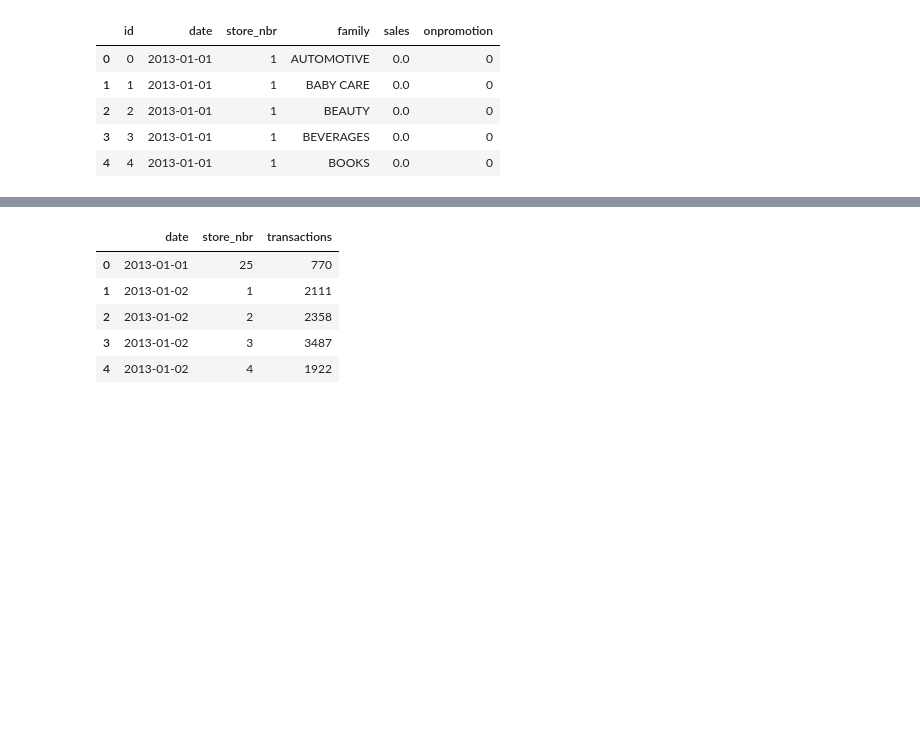
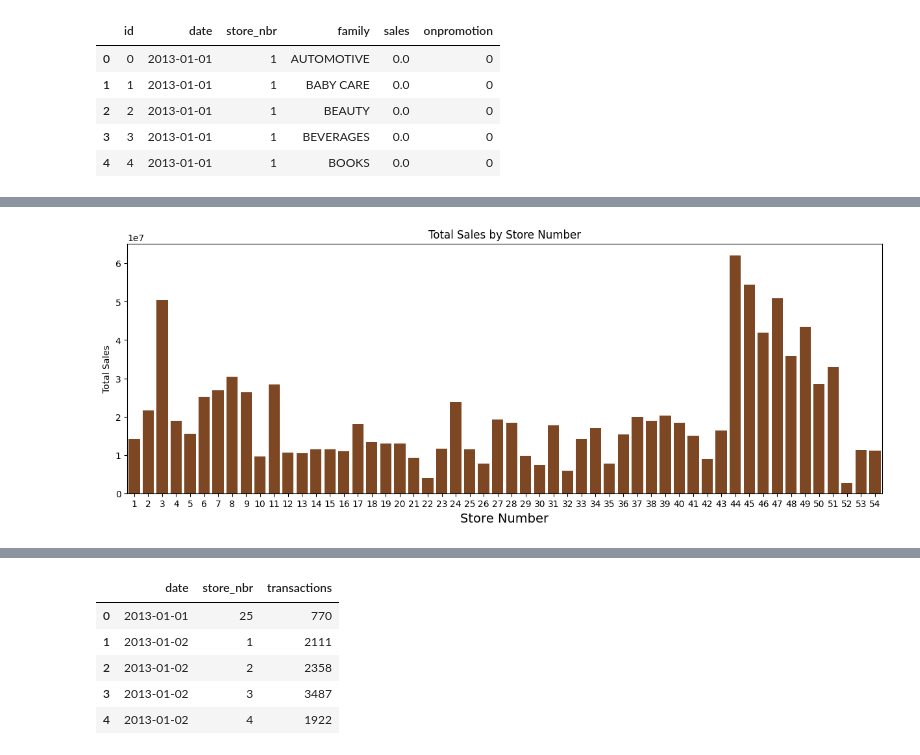
Before and after one commit to Njuraita/Time-Series-Regression-Analysis-Corporation-Favorita-, a Jupyter notebook: Notebooks/main.ipynb, the cells around one changed output, grey strips where cells are left out. Cells and saved outputs as stored; diff of their text form; code cells hidden in the pictures; blank space fills up the shorter version.

```diff
--- a/Notebooks/main.ipynb
+++ b/Notebooks/main.ipynb
@@ -419,0 +526,13 @@ df_train.head()
+# %%
+# Grouping by year and summing the sales
+total_yearly_sales = df_train_cp.groupby('store_nbr')['sales'].sum()
+
+# Plotting the total yearly sales with a bar plot
+plt.figure(figsize=(15,5))
+barplot = sns.barplot(x=total_yearly_sales.index, y=total_yearly_sales.values, color='#8B4513', alpha=1)
+plt.xlabel('Store Number', fontsize=14)
+plt.ylabel('Total Sales')
+plt.title('Total Sales by Store Number')
+plt.show()
+# %% [output]
+[figure, added]
```
Also changed, not shown: parts of 33 cells of this notebook.
